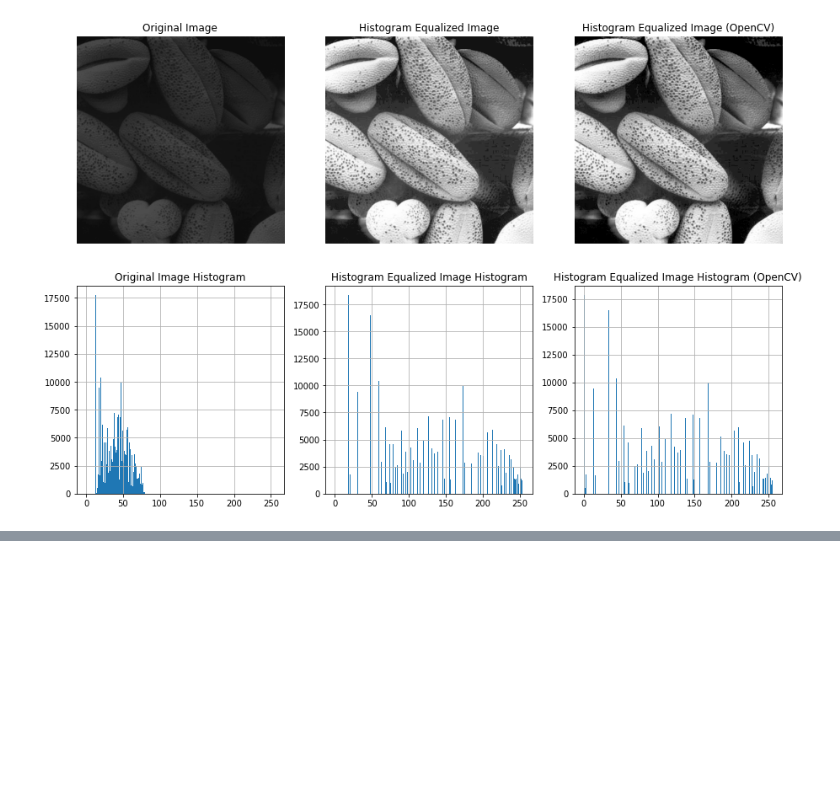
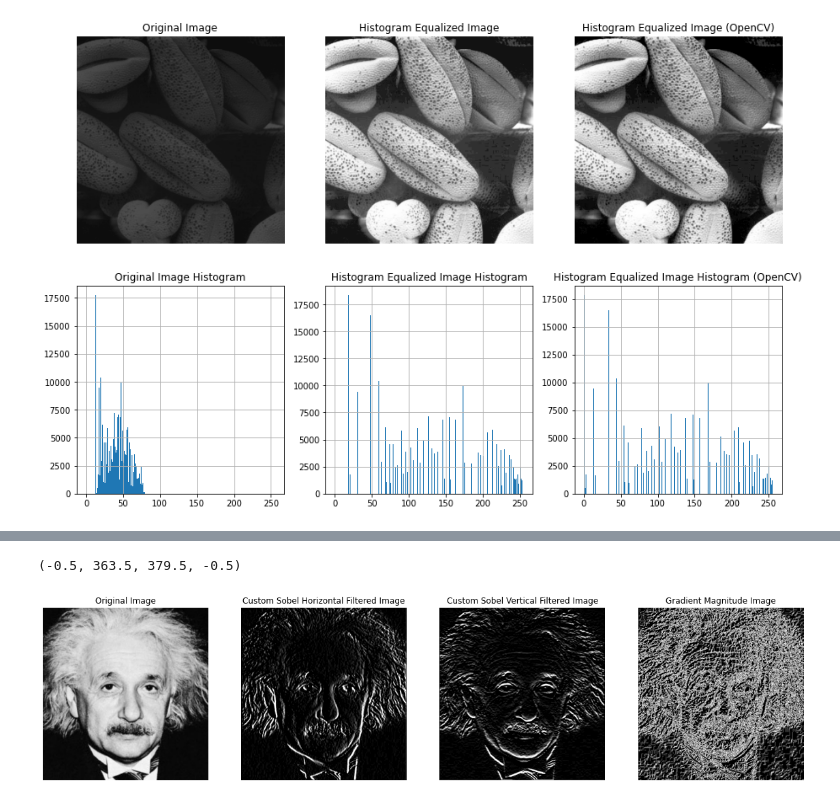
Before and after one commit to SupunDK/Fundamentals-of-Image-Processing, a Jupyter notebook: Assignment 1/190338C_Assignment_1.ipynb, the cells around one changed output, grey strips where cells are left out. Cells and saved outputs as stored; diff of their text form; code cells hidden in the pictures; blank space fills up the shorter version.

```diff
--- a/Assignment 1/190338C_Assignment_1.ipynb
+++ b/Assignment 1/190338C_Assignment_1.ipynb
@@ -266,0 +340,25 @@ cv.destroyAllWindows()
+# %%
+custom_einstein_horizontal_grads = filter_image(einstein_img, sobel_vertical)
+custom_einstein_vertical_grads = filter_image(einstein_img, sobel_horizontal)
+custom_einstein_grads_magnitude = ( custom_einstein_vertical_grads**2 + custom_einstein_horizontal_grads**2 )**0.5
+
+fig, ax = plt.subplots(1, 4, figsize=(20, 5))
+
+ax[0].imshow(einstein_img, cmap = "gray")
+ax[0].set_title("Original Image")
+ax[0].axis('off')
+
+ax[1].imshow(custom_einstein_vertical_grads, cmap = "gray")
+ax[1].set_title("Custom Sobel Horizontal Filtered Image")
+ax[1].axis('off')
+
+ax[2].imshow(custom_einstein_horizontal_grads, cmap = "gray")
+ax[2].set_title("Custom Sobel Vertical Filtered Image")
+ax[2].axis('off')
+
+ax[3].imshow(einstein_img_grads_magnitude, cmap = "gray")
+ax[3].set_title("Gradient Magnitude Image")
+ax[3].axis('off')
+# %% [output]
+(-0.5, 363.5, 379.5, -0.5)
+[figure, added]
```
Also changed, not shown: parts of 3 cells of this notebook.
